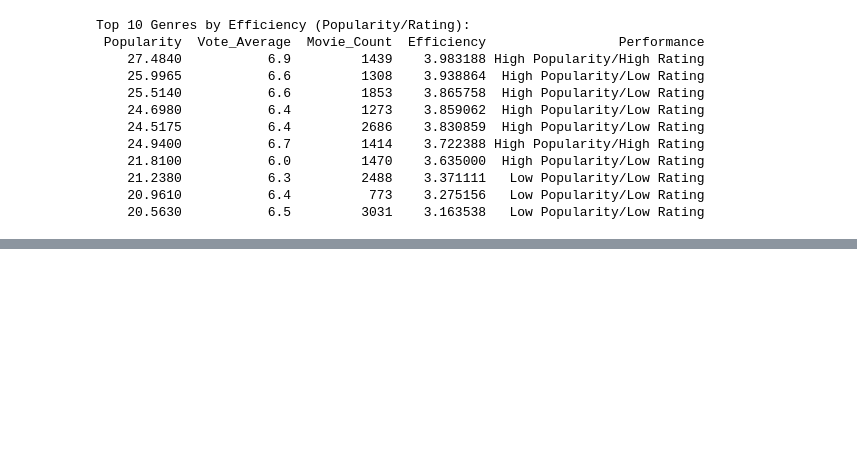
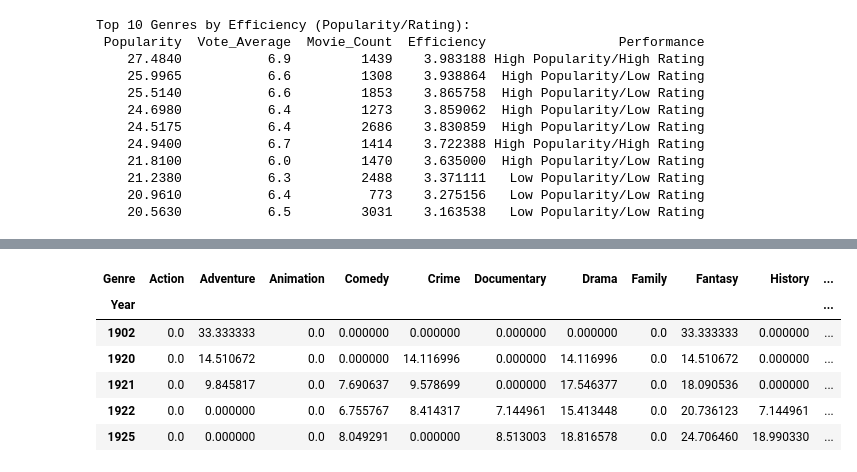
Before and after one commit to shuvad23/Netflix-Data-Analysis-Project, a Jupyter notebook: Netflix_Data_Analysis.ipynb, the cells around one changed output, grey strips where cells are left out. Saved outputs shown, nothing was run; the diff lists cells and outputs as text; code cells hidden in the pictures; blank space fills up the shorter version.

```diff
--- a/Netflix_Data_Analysis.ipynb
+++ b/Netflix_Data_Analysis.ipynb
@@ -1022,0 +1029,21 @@ Top 10 Genres by Efficiency (Popularity/Rating):
+# %%
+# Convert release date to datetime and extract year
+df['Year']=df.Release_Date.dt.year
+df['Decade']=(df.Year//10)*10
+
+# Explode genres to have one row per genre-movie combination
+genre_years=df.explode('Genre')
+
+# Calculate genre proportion by year
+yearly_genre_proportions=genre_years.groupby(['Year','Genre'])['Popularity'].mean().unstack().fillna(0).rolling(3,min_periods=1).mean()
+
+# Normalize to percentage
+yearly_genres = yearly_genre_proportions.div(yearly_genre_proportions.sum(axis=1), axis=0) * 100
+# %% [output]
+| Genre | Action | Adventure | Animation | Comedy | Crime | Documentary | Drama | Family | Fantasy | History | ... |
+| Year |  |  |  |  |  |  |  |  |  |  | ... |
+| 1902 | 0.0 | 33.333333 | 0.0 | 0.000000 | 0.000000 | 0.000000 | 0.000000 | 0.0 | 33.333333 | 0.000000 | ... |
+| 1920 | 0.0 | 14.510672 | 0.0 | 0.000000 | 14.116996 | 0.000000 | 14.116996 | 0.0 | 14.510672 | 0.000000 | ... |
+| 1921 | 0.0 | 9.845817 | 0.0 | 7.690637 | 9.578699 | 0.000000 | 17.546377 | 0.0 | 18.090536 | 0.000000 | ... |
+| 1922 | 0.0 | 0.000000 | 0.0 | 6.755767 | 8.414317 | 7.144961 | 15.413448 | 0.0 | 20.736123 | 7.144961 | ... |
+| 1925 | 0.0 | 0.000000 | 0.0 | 8.049291 | 0.000000 | 8.513003 | 18.816578 | 0.0 | 24.706460 | 18.990330 | ... |
```
Also changed, not shown: parts of 8 cells of this notebook.
